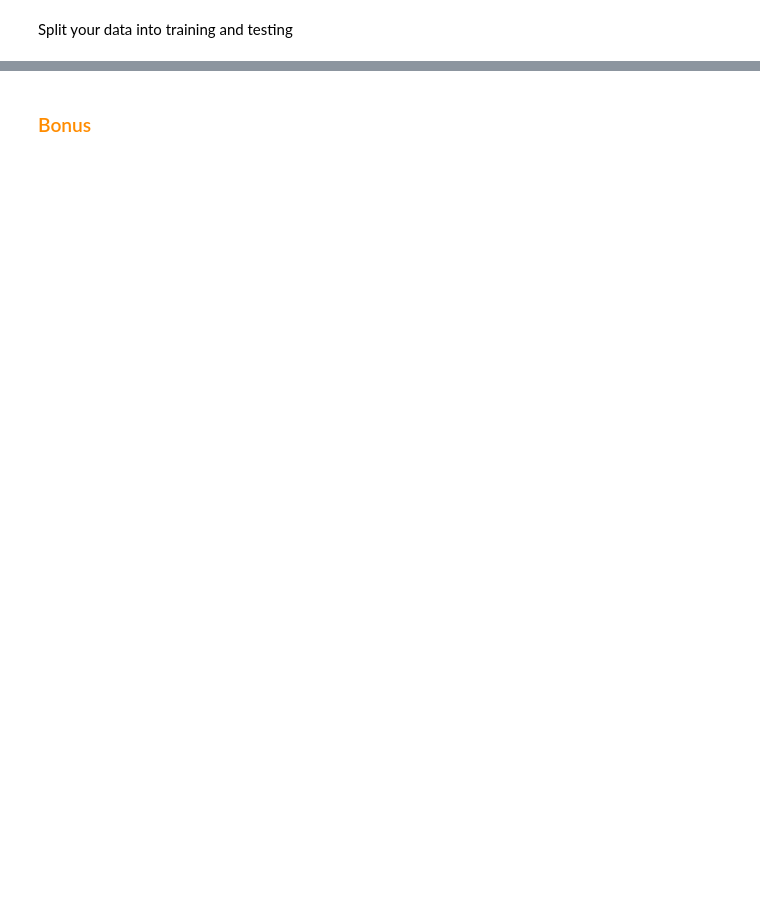
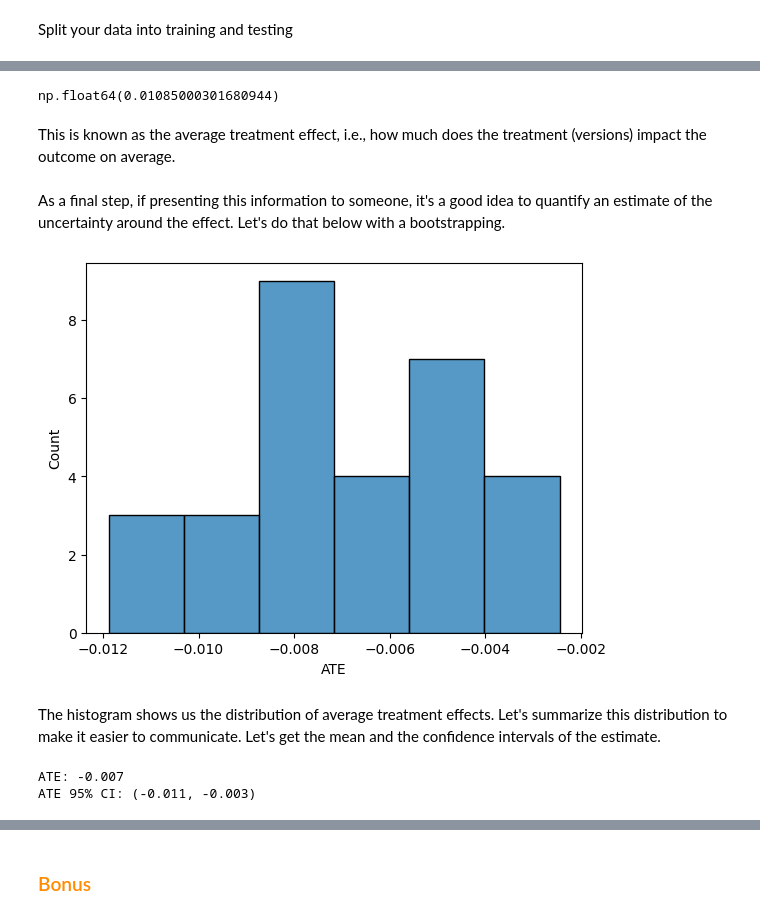
Before and after one commit to tbonne/peds, a Jupyter notebook: docs/introComm/A_B_Testing.ipynb, the cells around one changed output, grey strips where cells are left out. Drawn from its saved outputs; the diff is of its cells as text; code cells hidden in the pictures; blank space fills up the shorter version.

```diff
--- a/docs/introComm/A_B_Testing.ipynb
+++ b/docs/introComm/A_B_Testing.ipynb
@@ -152,0 +182,41 @@ print(f"?: {?}" )
+# %%
+question_pred[0,1] - question_pred[1,1]
+# %% [output]
+np.float64(0.01085000301680944)
+# %% [markdown]
+This is known as the average treatment effect, i.e., how much does the treatment (versions) impact the outcome on average.
+# %% [markdown]
+As a final step, if presenting this information to someone, it's a good idea to quantify an estimate of the uncertainty around the effect. Let's do that below with a bootstrapping.
+# %%
+import numpy as np
+from sklearn.utils import resample
+
+n_bootstraps = 30
+ates = []
+
+for _ in range(n_bootstraps):
+    # resample data
+    X_b, y_b = resample(X_train, y_train, replace=True)
+    clf = RandomForestClassifier().fit(X_b, y_b)
+
+    # predict prob for version=0 and version=1
+    df_question = pd.DataFrame({'version':[0,1]})
+    probs = clf.predict_proba(df_question)
+    ate = probs[1,1] - probs[0,1]
+    ates.append(ate)
+
+sns.histplot(ates)
+plt.xlabel("ATE")
+plt.show()
+# %% [output]
+[figure, added]
+# %% [markdown]
+The histogram shows us the distribution of average treatment effects. Let's summarize this distribution to make it easier to communicate. Let's get the mean and the confidence intervals of the estimate.
+# %%
+print(f"ATE: {np.mean(ates):.3f}")
+
+ci_lower, ci_upper = np.percentile(ates, [2.5, 97.5])
+print(f"ATE 95% CI: ({ci_lower:.3f}, {ci_upper:.3f})")
+# %% [output]
+ATE: -0.007
+ATE 95% CI: (-0.011, -0.003)
```
Also changed, not shown: parts of 42 cells of this notebook.
